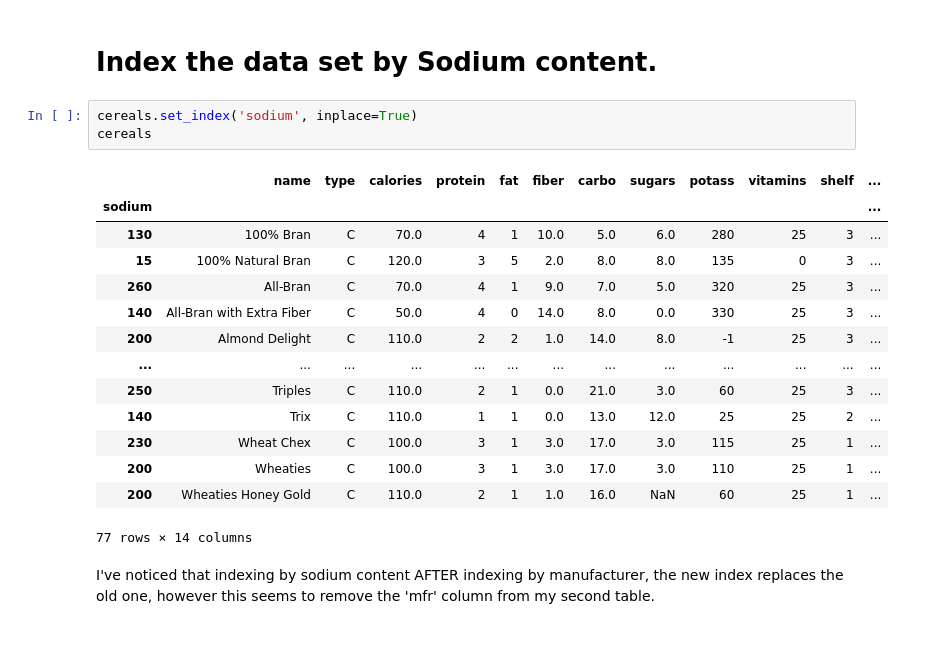
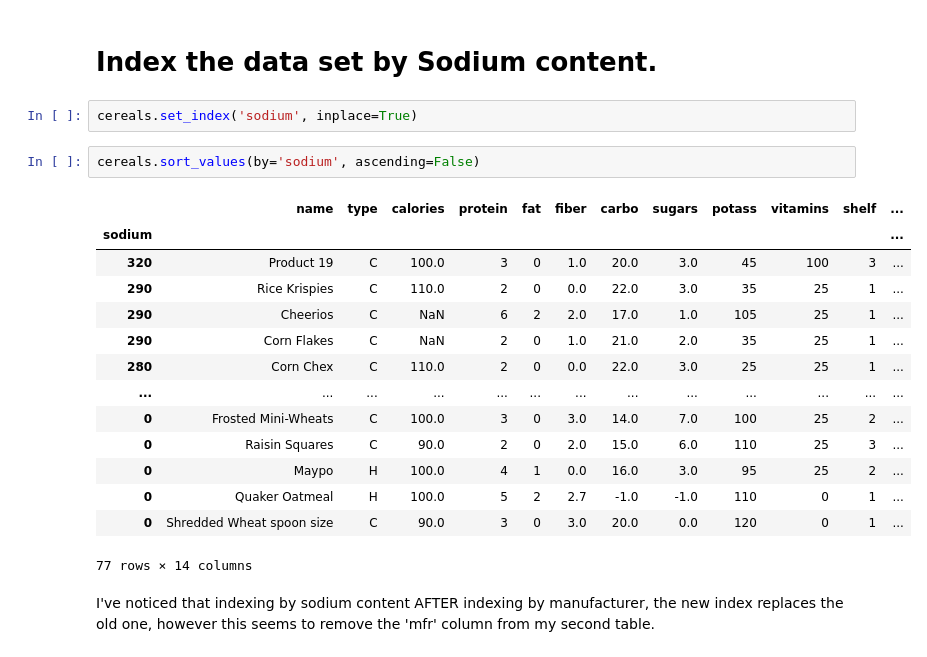
Before and after one commit to ilhaam-start/pandas_practice, a Jupyter notebook: pandas_bites_challenge.ipynb, the cells around one changed output. Saved outputs shown, nothing was run; the diff lists cells and outputs as text.

```diff
--- a/pandas_bites_challenge.ipynb
+++ b/pandas_bites_challenge.ipynb
@@ -98,21 +111,22 @@ cereals
 # Index the data set by Sodium content.
 # %%
 cereals.set_index('sodium', inplace=True)
-cereals
-# %% [output]
-|  | name | type | calories | protein | fat | fiber | carbo | sugars | potass | vitamins | shelf | ... |
-| sodium |  |  |  |  |  |  |  |  |  |  |  | ... |
-| 130 | 100% Bran | C | 70.0 | 4 | 1 | 10.0 | 5.0 | 6.0 | 280 | 25 | 3 | ... |
-| 15 | 100% Natural Bran | C | 120.0 | 3 | 5 | 2.0 | 8.0 | 8.0 | 135 | 0 | 3 | ... |
-| 260 | All-Bran | C | 70.0 | 4 | 1 | 9.0 | 7.0 | 5.0 | 320 | 25 | 3 | ... |
-| 140 | All-Bran with Extra Fiber | C | 50.0 | 4 | 0 | 14.0 | 8.0 | 0.0 | 330 | 25 | 3 | ... |
-| 200 | Almond Delight | C | 110.0 | 2 | 2 | 1.0 | 14.0 | 8.0 | -1 | 25 | 3 | ... |
-| ... | ... | ... | ... | ... | ... | ... | ... | ... | ... | ... | ... | ... |
-| 250 | Triples | C | 110.0 | 2 | 1 | 0.0 | 21.0 | 3.0 | 60 | 25 | 3 | ... |
-| 140 | Trix | C | 110.0 | 1 | 1 | 0.0 | 13.0 | 12.0 | 25 | 25 | 2 | ... |
-| 230 | Wheat Chex | C | 100.0 | 3 | 1 | 3.0 | 17.0 | 3.0 | 115 | 25 | 1 | ... |
-| 200 | Wheaties | C | 100.0 | 3 | 1 | 3.0 | 17.0 | 3.0 | 110 | 25 | 1 | ... |
-| 200 | Wheaties Honey Gold | C | 110.0 | 2 | 1 | 1.0 | 16.0 | NaN | 60 | 25 | 1 | ... |
-77 rows × 14 columns
+# %%
+cereals.sort_values(by='sodium', ascending=False)
+# %% [output]
+|  | name | type | calories | protein | fat | fiber | carbo | sugars | potass | vitamins | shelf | ... |
+| sodium |  |  |  |  |  |  |  |  |  |  |  | ... |
+| 320 | Product 19 | C | 100.0 | 3 | 0 | 1.0 | 20.0 | 3.0 | 45 | 100 | 3 | ... |
+| 290 | Rice Krispies | C | 110.0 | 2 | 0 | 0.0 | 22.0 | 3.0 | 35 | 25 | 1 | ... |
+| 290 | Cheerios | C | NaN | 6 | 2 | 2.0 | 17.0 | 1.0 | 105 | 25 | 1 | ... |
+| 290 | Corn Flakes | C | NaN | 2 | 0 | 1.0 | 21.0 | 2.0 | 35 | 25 | 1 | ... |
+| 280 | Corn Chex | C | 110.0 | 2 | 0 | 0.0 | 22.0 | 3.0 | 25 | 25 | 1 | ... |
+| ... | ... | ... | ... | ... | ... | ... | ... | ... | ... | ... | ... | ... |
+| 0 | Frosted Mini-Wheats | C | 100.0 | 3 | 0 | 3.0 | 14.0 | 7.0 | 100 | 25 | 2 | ... |
+| 0 | Raisin Squares | C | 90.0 | 2 | 0 | 2.0 | 15.0 | 6.0 | 110 | 25 | 3 | ... |
+| 0 | Maypo | H | 100.0 | 4 | 1 | 0.0 | 16.0 | 3.0 | 95 | 25 | 2 | ... |
+| 0 | Quaker Oatmeal | H | 100.0 | 5 | 2 | 2.7 | -1.0 | -1.0 | 110 | 0 | 1 | ... |
+| 0 | Shredded Wheat spoon size | C | 90.0 | 3 | 0 | 3.0 | 20.0 | 0.0 | 120 | 0 | 1 | ... |
+77 rows × 14 columns
 # %% [markdown]
 I've noticed that indexing by sodium content AFTER indexing by manufacturer, the new index replaces the old one, however this seems to remove the 'mfr' column from my second table.
```
Also changed, not shown: parts of 4 cells of this notebook, 8 other files.
